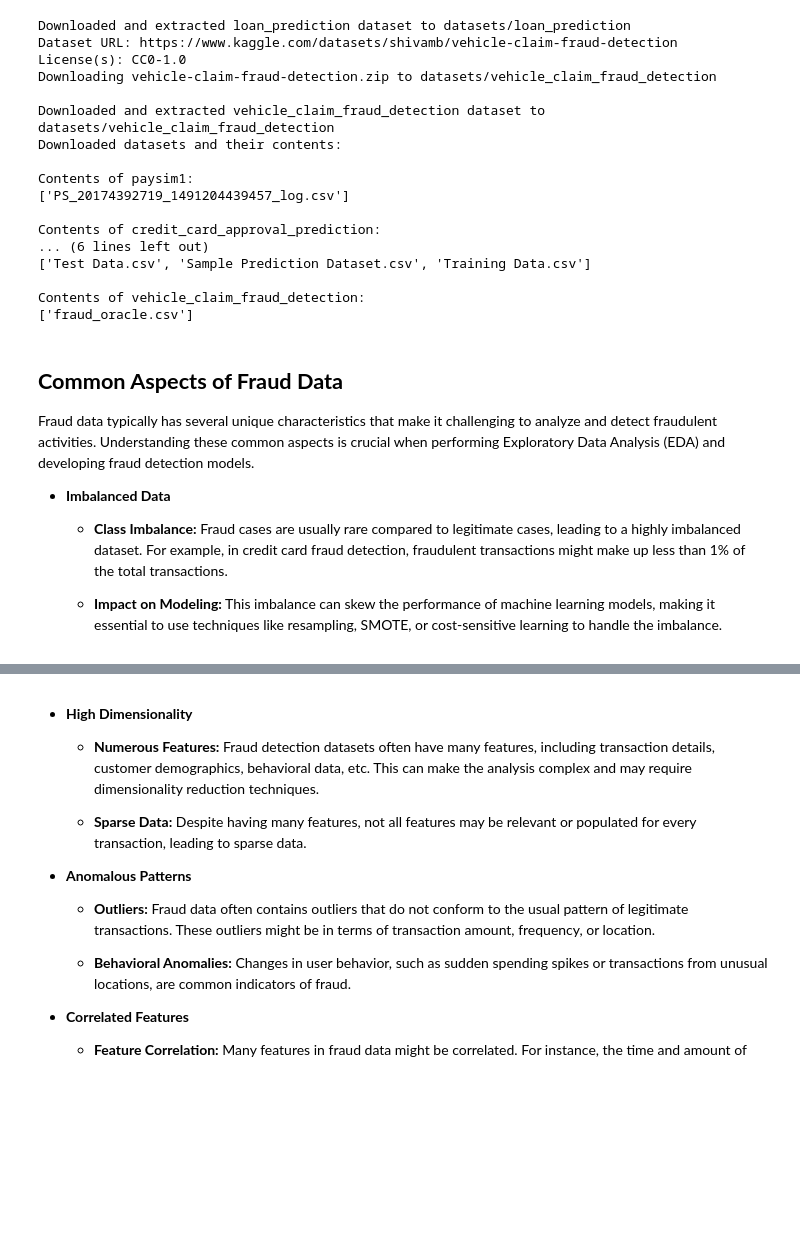
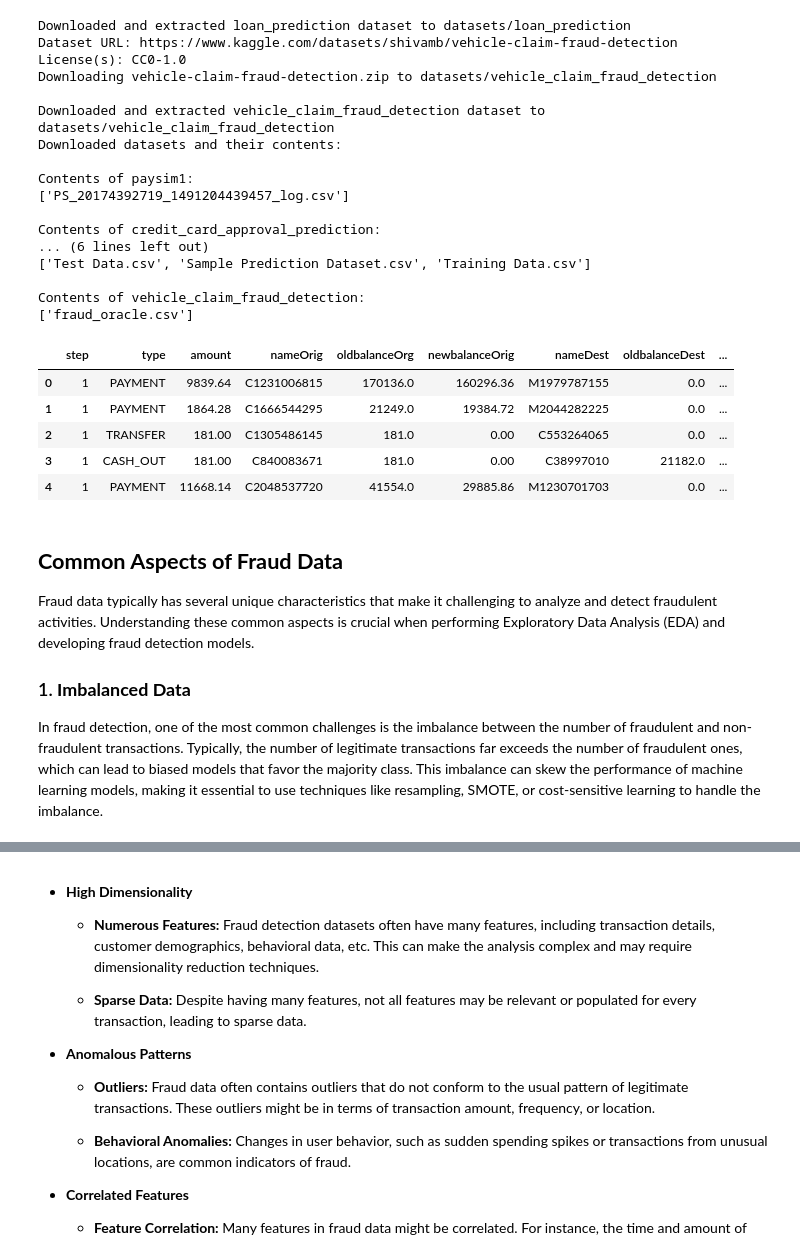
Before and after one commit to curio25/fraud-detection, a Jupyter notebook: analytics/eda.ipynb, the cells around one changed output, grey strips where cells are left out. Saved outputs shown, nothing was run; the diff lists cells and outputs as text; code cells hidden in the pictures; blank space fills up the shorter version.

```diff
--- a/analytics/eda.ipynb
+++ b/analytics/eda.ipynb
@@ -156,15 +178,23 @@ Contents of credit_card_approval_prediction:
 
 Contents of vehicle_claim_fraud_detection:
 ['fraud_oracle.csv']
+# %%
+dataset_path_1 = "./analytics/datasets/paysim1/PS_20174392719_1491204439457_log.csv"
+df_1 = pd.read_csv(dataset_path_1)
+df_1.head()
+# %% [output]
+|  | step | type | amount | nameOrig | oldbalanceOrg | newbalanceOrig | nameDest | oldbalanceDest | ... |
+| 0 | 1 | PAYMENT | 9839.64 | C1231006815 | 170136.0 | 160296.36 | M1979787155 | 0.0 | ... |
+| 1 | 1 | PAYMENT | 1864.28 | C1666544295 | 21249.0 | 19384.72 | M2044282225 | 0.0 | ... |
+| 2 | 1 | TRANSFER | 181.00 | C1305486145 | 181.0 | 0.00 | C553264065 | 0.0 | ... |
+| 3 | 1 | CASH_OUT | 181.00 | C840083671 | 181.0 | 0.00 | C38997010 | 21182.0 | ... |
+| 4 | 1 | PAYMENT | 11668.14 | C2048537720 | 41554.0 | 29885.86 | M1230701703 | 0.0 | ... |
 # %% [markdown]
 **Common Aspects of Fraud Data**
 --------------------
 
-
 Fraud data typically has several unique characteristics that make it challenging to analyze and detect fraudulent activities. Understanding these common aspects is crucial when performing Exploratory Data Analysis (EDA) and developing fraud detection models.
 
-*   **Imbalanced Data**
+### 1\. **Imbalanced Data**
 
-    *   **Class Imbalance:** Fraud cases are usually rare compared to legitimate cases, leading to a highly imbalanced dataset. For example, in credit card fraud detection, fraudulent transactions might make up less than 1% of the total transactions.
-
-    *   **Impact on Modeling:** This imbalance can skew the performance of machine learning models, making it essential to use techniques like resampling, SMOTE, or cost-sensitive learning to handle the imbalance.
+In fraud detection, one of the most common challenges is the imbalance between the number of fraudulent and non-fraudulent transactions. Typically, the number of legitimate transactions far exceeds the number of fraudulent ones, which can lead to biased models that favor the majority class. This imbalance can skew the performance of machine learning models, making it essential to use techniques like resampling, SMOTE, or cost-sensitive learning to handle the imbalance.
```
Also changed, not shown: parts of 6 cells of this notebook, 1 other file.
